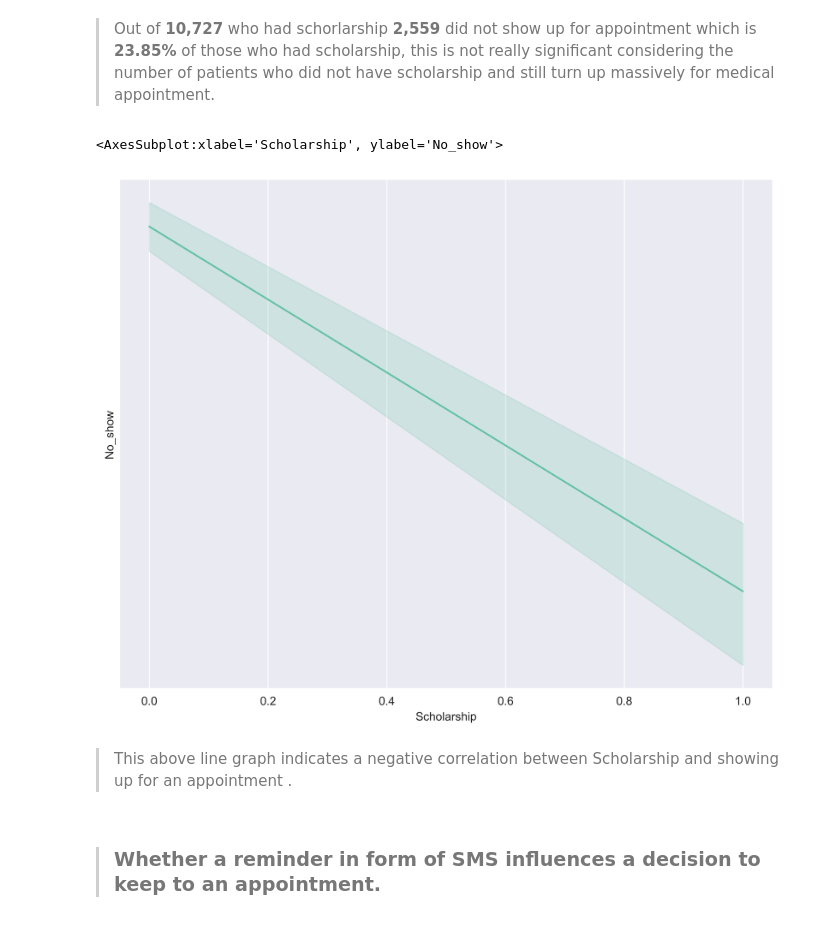
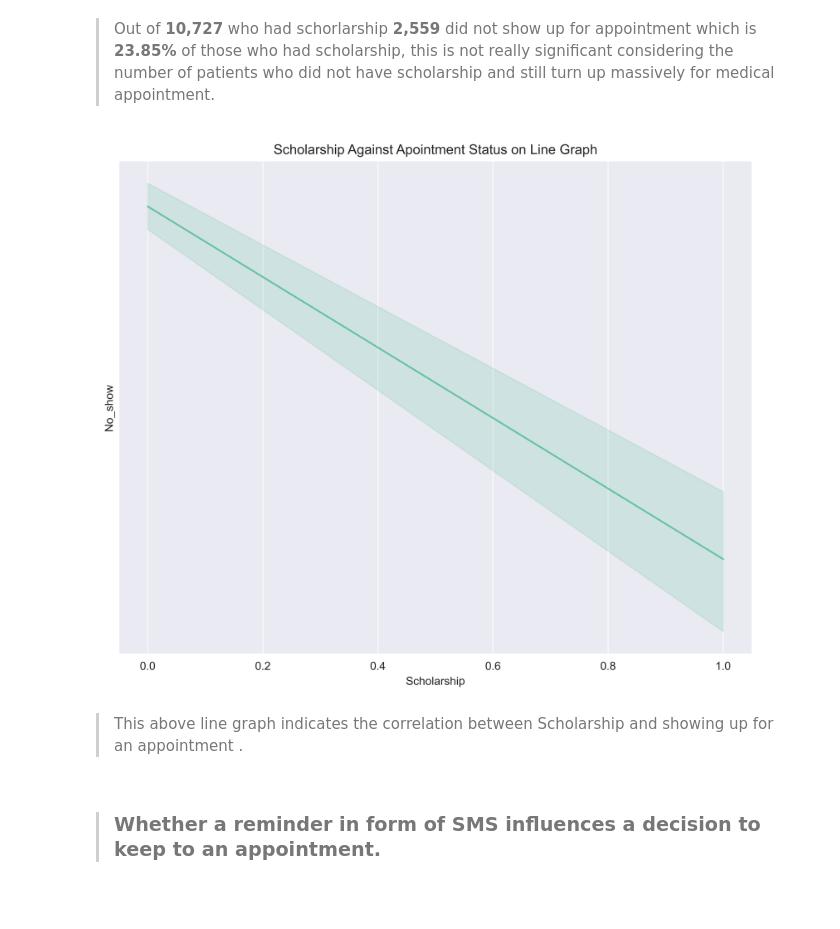
Before and after one commit to thetundedoherty/Investigation-on-medical-appointment-records-in-Brazil, a Jupyter notebook: Investigation on medical appointment records in Brazil .ipynb, the cells around one changed output. Cells and saved outputs as stored; diff of their text form; code cells hidden in the pictures.

```diff
--- a/Investigation on medical appointment records in Brazil .ipynb
+++ b/Investigation on medical appointment records in Brazil .ipynb
@@ -537,12 +543,12 @@ for p in ax.patches:
 # %%
 # plotting a line graph to indicate the relationship between Schorlarship status and No_show
 plt.figure(figsize = (10, 8), dpi = 600)
-sns.lineplot(x='Scholarship', y='No_show', data= df_clean)
+ax = sns.lineplot(x='Scholarship', y='No_show', data= df_clean)
+ax.set_title('Scholarship Against Apointment Status on Line Graph');
 # %% [output]
-<AxesSubplot:xlabel='Scholarship', ylabel='No_show'>
-[figure, old version]
+[figure, new version]
 # %% [markdown]
-> This above line graph indicates a negative correlation between Scholarship and showing up for an appointment .
+> This above line graph indicates the correlation between Scholarship and showing up for an appointment .
 # %% [markdown]
 > ### Whether a reminder in form of SMS influences a decision to keep to an appointment.
 # %%
```
Also changed, not shown: parts of 22 cells of this notebook.
